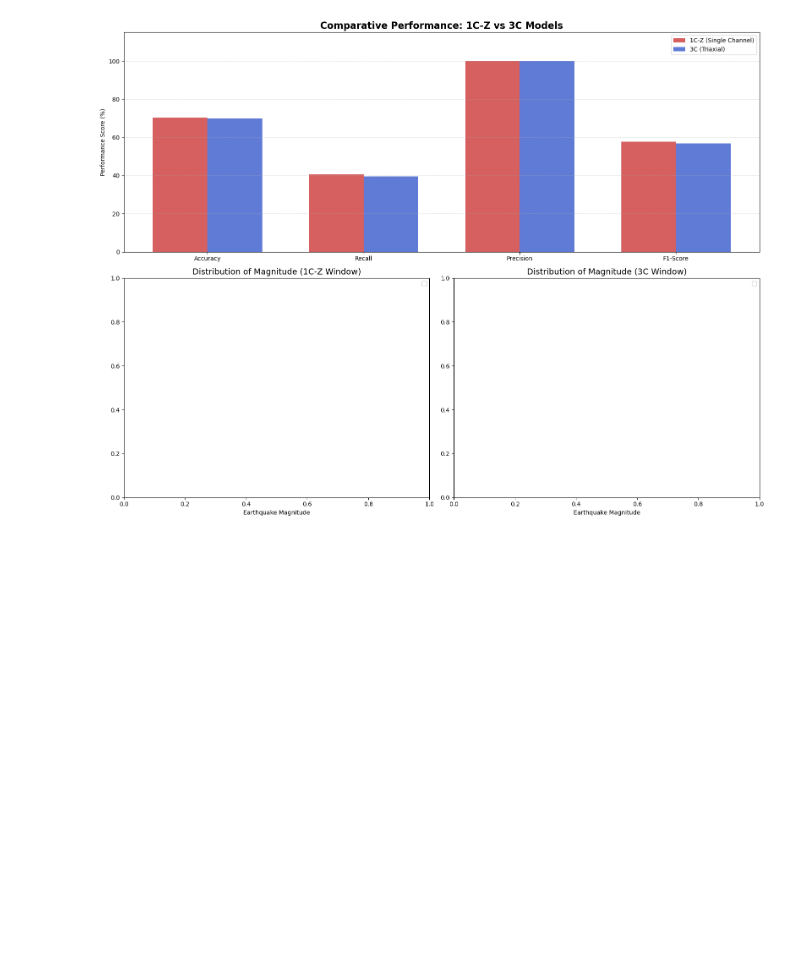
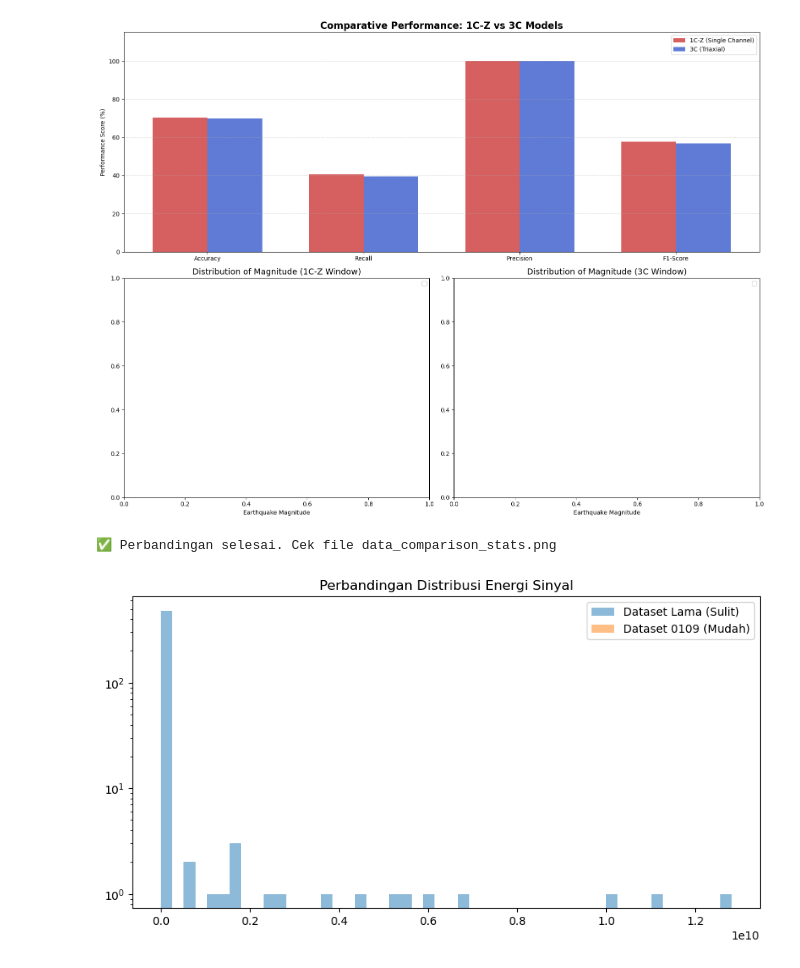
Before and after one commit to verykurniabakti/seismiccode, a Jupyter notebook: mcu_quake/code_gen_trying/indonesia_jaya_benchmarking_data/investigator_visualisator.ipynb, the cells around one changed output. Cells and saved outputs as stored; diff of their text form; code cells hidden in the pictures; blank space fills up the shorter version.

```diff
--- a/mcu_quake/code_gen_trying/indonesia_jaya_benchmarking_data/investigator_visualisator.ipynb
+++ b/mcu_quake/code_gen_trying/indonesia_jaya_benchmarking_data/investigator_visualisator.ipynb
@@ -1013,3 +1013,43 @@ plt.tight_layout()
 plt.show()
 # %% [output]
 [figure]
+# %%
+import numpy as np
+import os
+import matplotlib.pyplot as plt
+from tqdm import tqdm
+
+def get_data_stats(folder_path):
+    stats = []
+    # Ambil 500 sampel saja untuk perbandingan cepat
+    files = [os.path.join(root, f) for root, _, fs in os.walk(folder_path) for f in fs if f.endswith('.npy')][:500]
+
+    for f in tqdm(files, desc=f"Analyzing {os.path.basename(folder_path)}"):
+        data = np.load(f)
+        stats.append({
+            'mean': np.mean(data),
+            'std': np.std(data),
+            'max': np.max(np.abs(data)),
+            'energy': np.sum(data**2)
+        })
+    return stats
+
+# Definisikan Path
+dir_lama = '/Volumes/Local Disk/Code_Git/S3_code/seismic/mcu_quake/code_gen_trying/indonesia_jaya_benchmarking_data/output/waveform_buffer/waveform_no_le'
+dir_0109 = '/Volumes/Local Disk/Code_Git/S3_code/seismic/waveform_indonesia_usgs_bmkg_katalog/output_waveform_indonesia_0109'
+
+stats_lama = get_data_stats(dir_lama)
+stats_0109 = get_data_stats(dir_0109)
+
+# Plot perbandingan Energi (Contoh sidik jari data)
+plt.figure(figsize=(10, 5))
+plt.hist([s['energy'] for s in stats_lama], bins=50, alpha=0.5, label='Dataset Lama (Sulit)')
+plt.hist([s['energy'] for s in stats_0109], bins=50, alpha=0.5, label='Dataset 0109 (Mudah)')
+plt.yscale('log')
+plt.title("Perbandingan Distribusi Energi Sinyal")
+plt.legend()
+plt.savefig('data_comparison_stats.png')
+print("✅ Perbandingan selesai. Cek file data_comparison_stats.png")
+# %% [output]
+✅ Perbandingan selesai. Cek file data_comparison_stats.png
+[figure, added]
```
Also changed, not shown: parts of 6 cells of this notebook, 12 other files.
